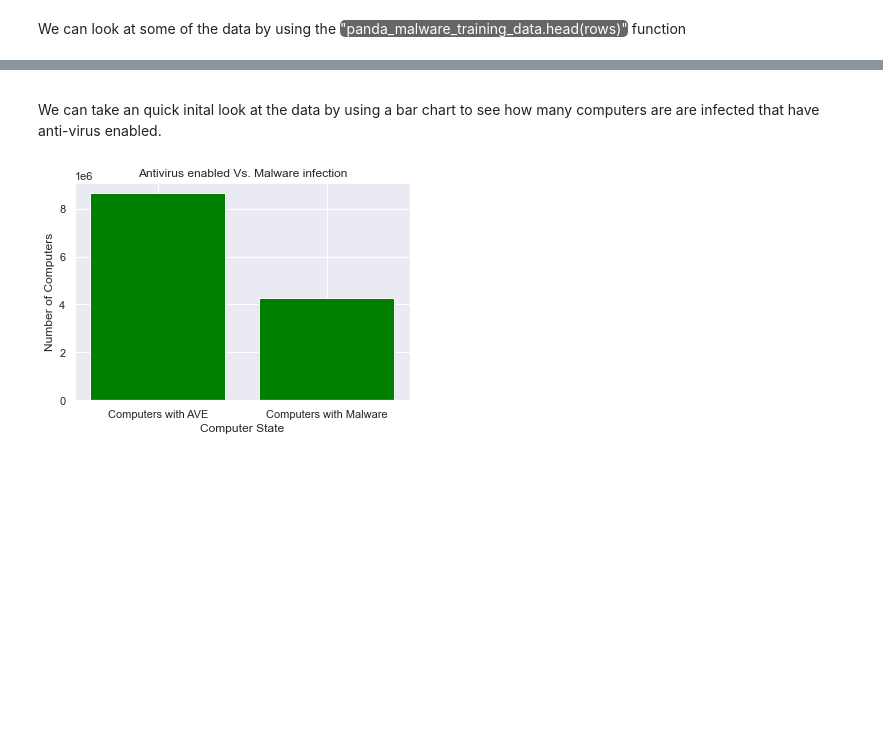
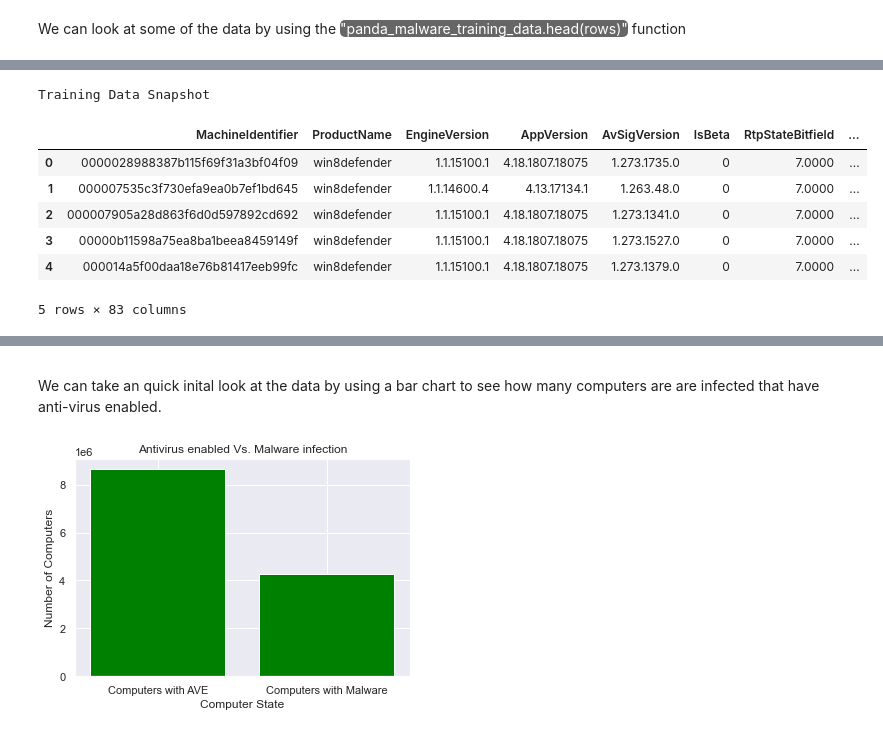
Before and after one commit to shinmantis/CSPB-3022-Final-Project, a Jupyter notebook: 3022_Rodrigo_Garcia_Final_Project.ipynb, the cells around one changed output, grey strips where cells are left out. Cells and saved outputs as stored; diff of their text form; code cells hidden in the pictures; blank space fills up the shorter version.

```diff
--- a/3022_Rodrigo_Garcia_Final_Project.ipynb
+++ b/3022_Rodrigo_Garcia_Final_Project.ipynb
@@ -168,0 +148,3 @@ Index(['MachineIdentifier', 'ProductName', 'EngineVersion', 'AppVersion',
+# %%
+#panda_malware_training_data = pd.read_csv('../train.csv', skiprows=lambda x: (x != 0) and not x % 50)
+panda_malware_training_data = pd.read_csv('../train.csv')
@@ -194,0 +162,12 @@ panda_malware_training_data.head(15)
+# %%
+print("Training Data Snapshot")
+panda_malware_training_data.head(5)
+# %% [output]
+Training Data Snapshot
+|  | MachineIdentifier | ProductName | EngineVersion | AppVersion | AvSigVersion | IsBeta | RtpStateBitfield | ... |
+| 0 | 0000028988387b115f69f31a3bf04f09 | win8defender | 1.1.15100.1 | 4.18.1807.18075 | 1.273.1735.0 | 0 | 7.0000 | ... |
+| 1 | 000007535c3f730efa9ea0b7ef1bd645 | win8defender | 1.1.14600.4 | 4.13.17134.1 | 1.263.48.0 | 0 | 7.0000 | ... |
+| 2 | 000007905a28d863f6d0d597892cd692 | win8defender | 1.1.15100.1 | 4.18.1807.18075 | 1.273.1341.0 | 0 | 7.0000 | ... |
+| 3 | 00000b11598a75ea8ba1beea8459149f | win8defender | 1.1.15100.1 | 4.18.1807.18075 | 1.273.1527.0 | 0 | 7.0000 | ... |
+| 4 | 000014a5f00daa18e76b81417eeb99fc | win8defender | 1.1.15100.1 | 4.18.1807.18075 | 1.273.1379.0 | 0 | 7.0000 | ... |
+5 rows × 83 columns
```
Also changed, not shown: parts of 23 cells of this notebook.
